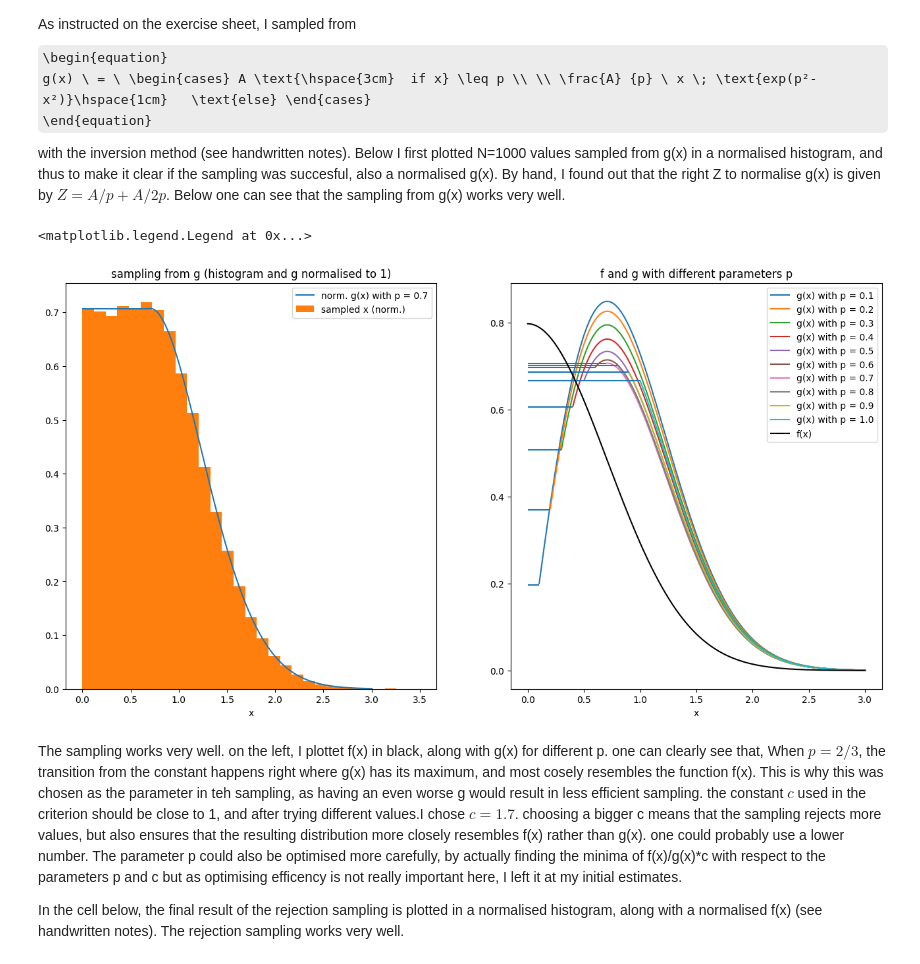
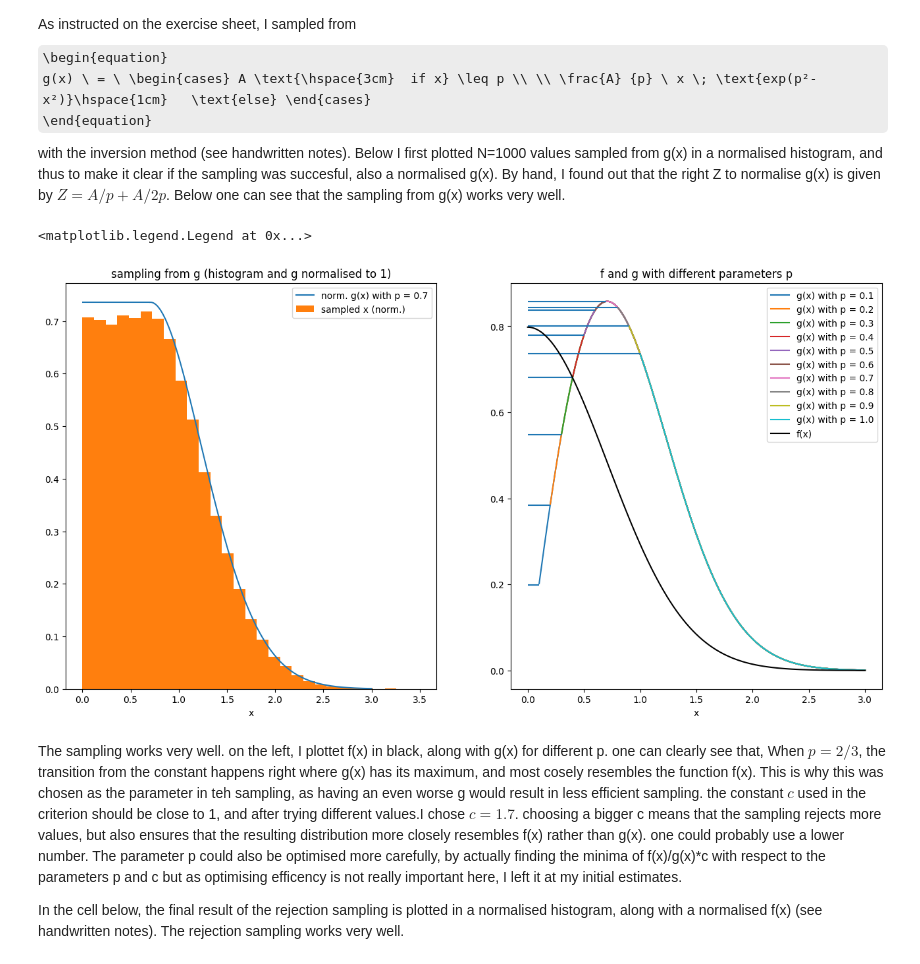
Before and after one commit to selina355/simulation-methods, a Jupyter notebook: Exercise3_ImportanceSampling/Exercise3_Importance_Sampling/Exercise2_Analysis.ipynb, the cells around one changed output. Cells and saved outputs as stored; diff of their text form; code cells hidden in the pictures; some formulas as TeX source.

```diff
--- a/Exercise3_ImportanceSampling/Exercise3_Importance_Sampling/Exercise2_Analysis.ipynb
+++ b/Exercise3_ImportanceSampling/Exercise3_Importance_Sampling/Exercise2_Analysis.ipynb
@@ -119,39 +119,39 @@ with open('data3.csv') as csvfile:
         data3.append(np.asarray(row).astype('float64'))
 
 x=np.linspace(0,3,1000)
 fig, axs= plt.subplots(1,2,figsize=(16,8))
 p=0.7
 
 N=100000
-A=2*np.sqrt(1/np.pi)
-norm= A*p +A/(2*p)
 
-A=1/(p+1/(2*p))
+
+def g(x,p):
+    return
 x2=x[x>=p]
 
 
 axs[0].set_title("sampling from g (histogram and g normalised to 1)")
 axs[0].set_xlabel("x")
 
 axs[0].plot(x2, A/(p)*x2*np.exp(p**2-x2**2),label="norm. g(x) with p = %.1f"%(p))
 axs[0].hlines(A,0,p)
 axs[0].hist(data3[4],label="sampled x (norm.)", density="True" ,bins=np.linspace(0,3.5,30))
 axs[0].legend()
 
 
 axs[1].set_title("f and g with different parameters p")
 ps=np.linspace(0.1,1,10)
 for p in ps:
     x2=x[x>=p]
-    A=1/(p+1/(2*p))
-    axs[1].plot(x2, A/p*x2*np.exp(p**2-x2**2),label="g(x) with p = %.1f"%(p))
+    A=2*p/np.exp(p**2)
+    axs[1].plot(x2, A*x2/p*np.exp(p**2-x2**2),label="g(x) with p = %.1f"%(p))
     axs[1].hlines(A,0,p)
 axs[1].plot(x,np.sqrt(2/np.pi)*np.exp(-x**2), color="black",label= "f(x)")
 axs[1].set_xlabel("x")
 axs[1].legend()
 # %% [output]
 <matplotlib.legend.Legend at 0x...>
-[figure, old version]
+[figure, new version]
 # %% [markdown]
 The sampling works very well. on the left, I plottet f(x) in black, along with g(x) for different p. one can clearly see that, When $p =2/3$, the transition from the constant happens right where g(x) has its maximum, and most cosely resembles the function f(x). This is why this was chosen as the parameter in teh sampling, as having an even worse g would result in less efficient sampling. the constant $c$ used in the criterion should be close to 1, and  after trying different values.I chose $c = 1.7$. choosing a bigger c means that the sampling rejects more values, but also ensures that the resulting distribution more closely resembles f(x) rather than g(x). one could probably use a lower number. The parameter p could also be optimised more carefully, by actually finding the minima of f(x)/g(x)*c with respect to the parameters p and c but as optimising efficency is not really important here, I left it at my initial estimates.
 
```
Also changed, not shown: 8 other files.
